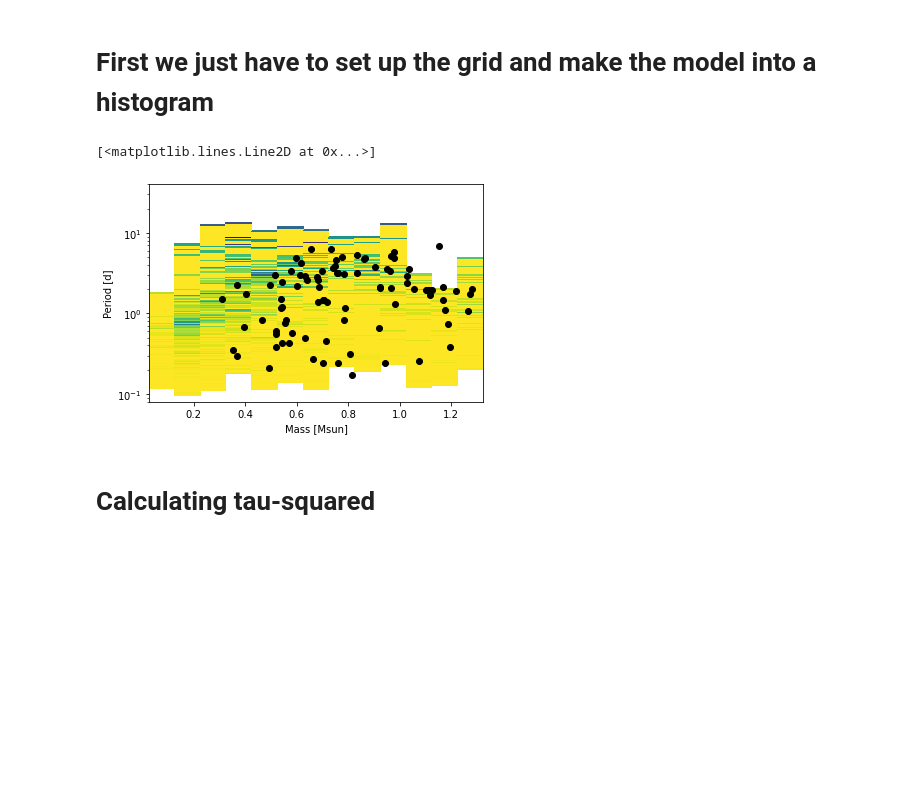
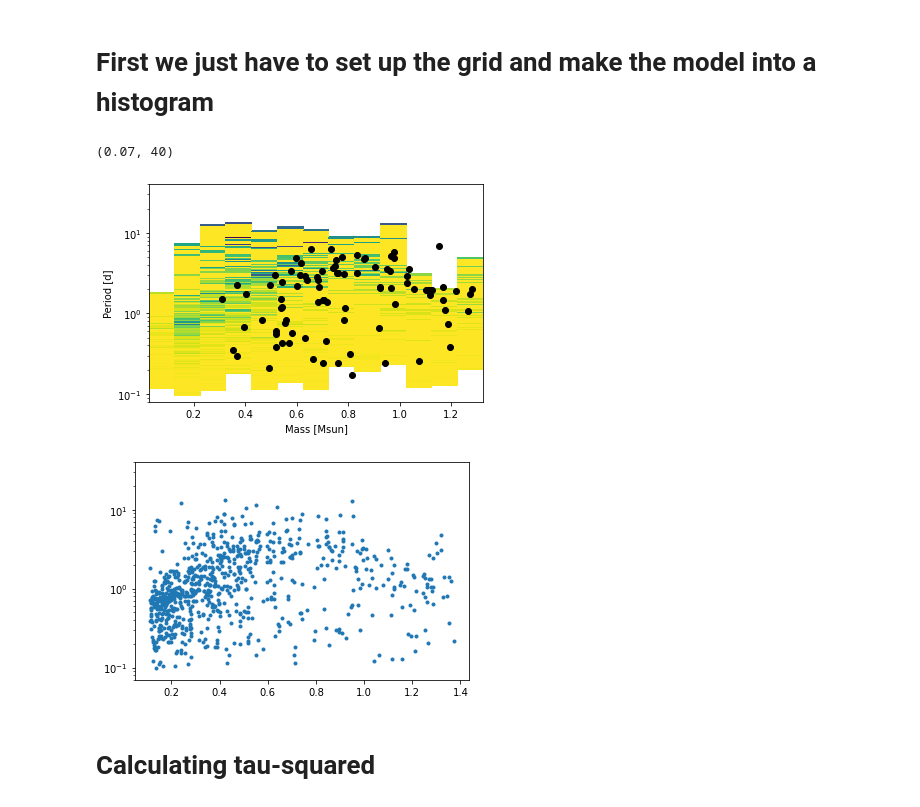
Before and after one commit to stephtdouglas/TESS_young, a Jupyter notebook: test_tau_sq.ipynb, the cells around one changed output. Saved outputs shown, nothing was run; the diff lists cells and outputs as text; code cells hidden in the pictures; blank space fills up the shorter version.

```diff
--- a/test_tau_sq.ipynb
+++ b/test_tau_sq.ipynb
@@ -222,12 +222,18 @@ class SpinModel:
 # %%
 sm = SpinModel(2022,30,"log")
 sm.normalize()
 sm.add_mask()
 sm.plot_hist()
 plt.plot(catmatch["Mass"],catmatch["Prot1"],"ko")
+
+plt.figure()
+plt.plot(sm.mass_array,sm.prot_array,'.')
+plt.yscale("log")
+plt.ylim(0.07,40)
 # %% [output]
-[<matplotlib.lines.Line2D at 0x...>]
+(0.07, 40)
 [figure]
+[figure, added]
 # %% [markdown]
 # Calculating tau-squared
 # %%
```
Also changed, not shown: parts of 14 cells of this notebook.
